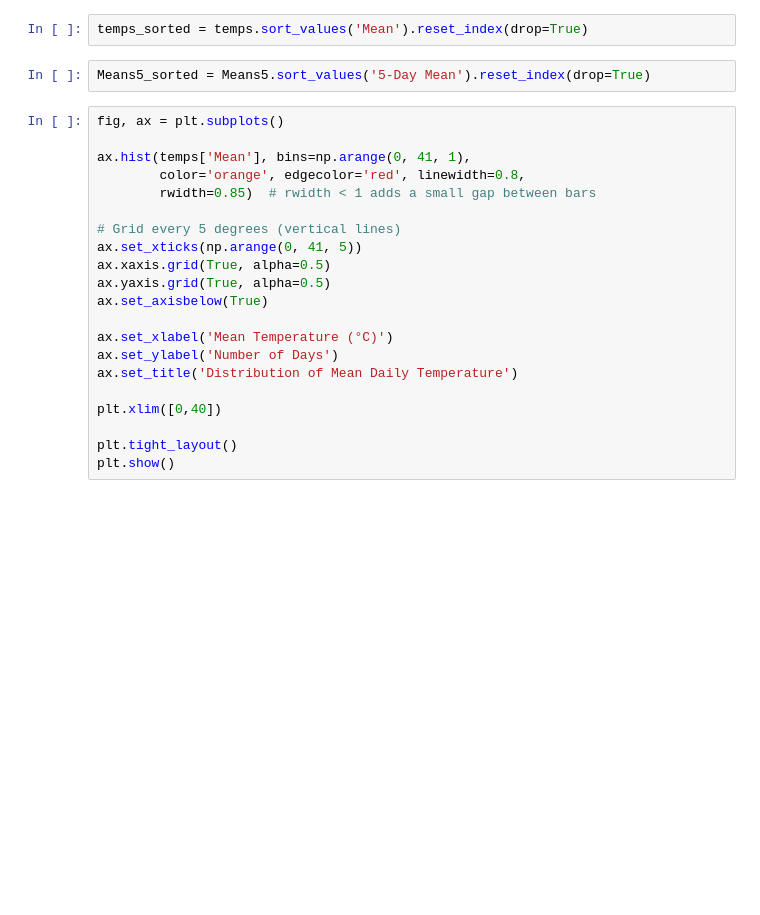
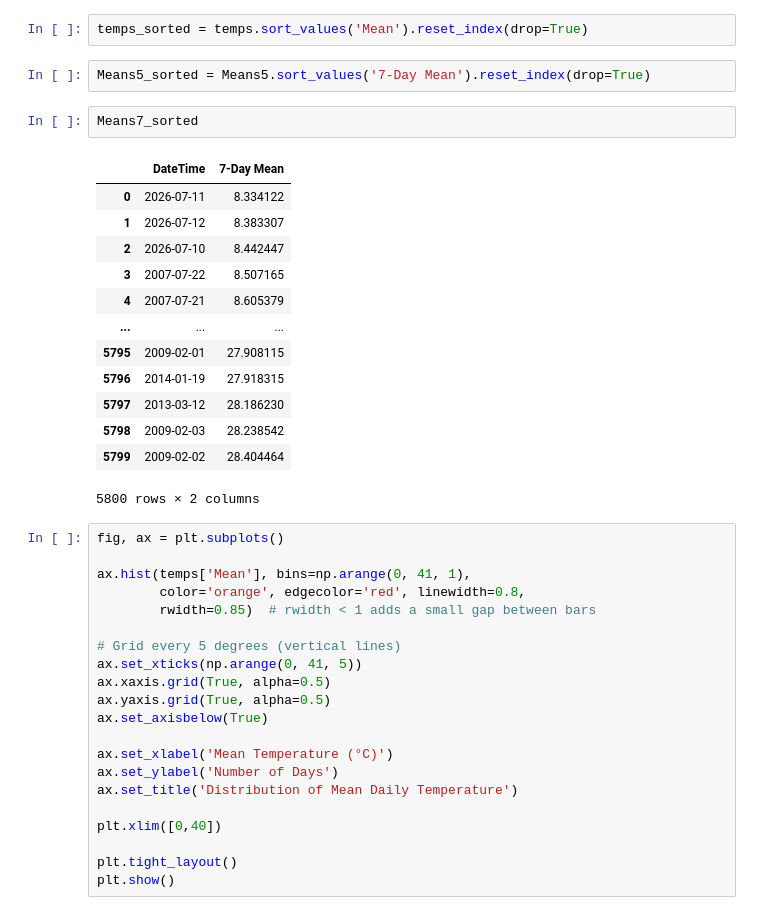
Before and after one commit to SkylerG16/PhD, a Jupyter notebook: McCoyWeather.ipynb, the cells around one changed output. Saved outputs shown, nothing was run; the diff lists cells and outputs as text; blank space fills up the shorter version.

```diff
--- a/McCoyWeather.ipynb
+++ b/McCoyWeather.ipynb
@@ -277,7 +315,23 @@ Means10 = consecutive_rolling_mean(temps,10)
 # %%
 temps_sorted = temps.sort_values('Mean').reset_index(drop=True)
 # %%
-Means5_sorted = Means5.sort_values('5-Day Mean').reset_index(drop=True)
+Means5_sorted = Means5.sort_values('7-Day Mean').reset_index(drop=True)
+# %%
+Means7_sorted
+# %% [output]
+|  | DateTime | 7-Day Mean |
+| 0 | 2026-07-11 | 8.334122 |
+| 1 | 2026-07-12 | 8.383307 |
+| 2 | 2026-07-10 | 8.442447 |
+| 3 | 2007-07-22 | 8.507165 |
+| 4 | 2007-07-21 | 8.605379 |
+| ... | ... | ... |
+| 5795 | 2009-02-01 | 27.908115 |
+| 5796 | 2014-01-19 | 27.918315 |
+| 5797 | 2013-03-12 | 28.186230 |
+| 5798 | 2009-02-03 | 28.238542 |
+| 5799 | 2009-02-02 | 28.404464 |
+5800 rows × 2 columns
 # %%
 fig, ax = plt.subplots()
 
```
Also changed, not shown: parts of 6 cells of this notebook, 4 other files.
